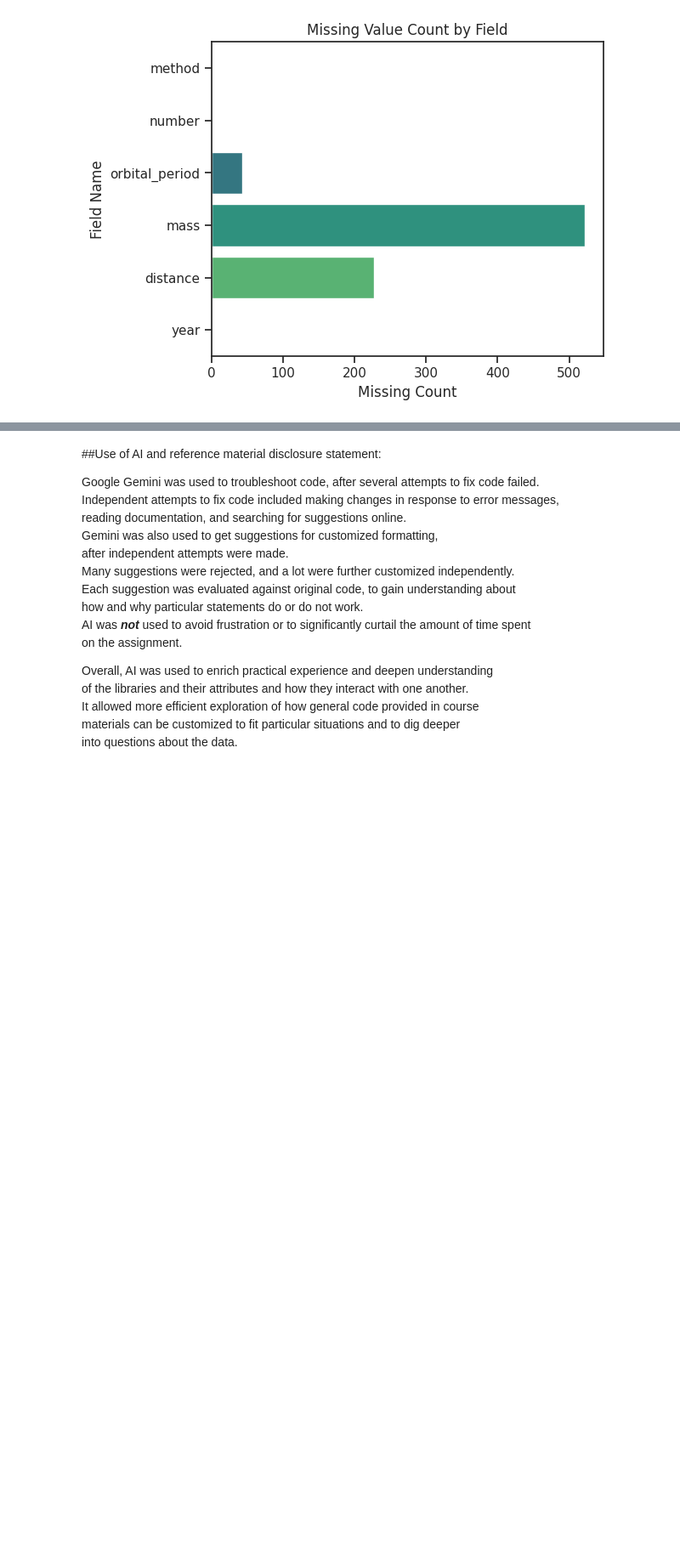
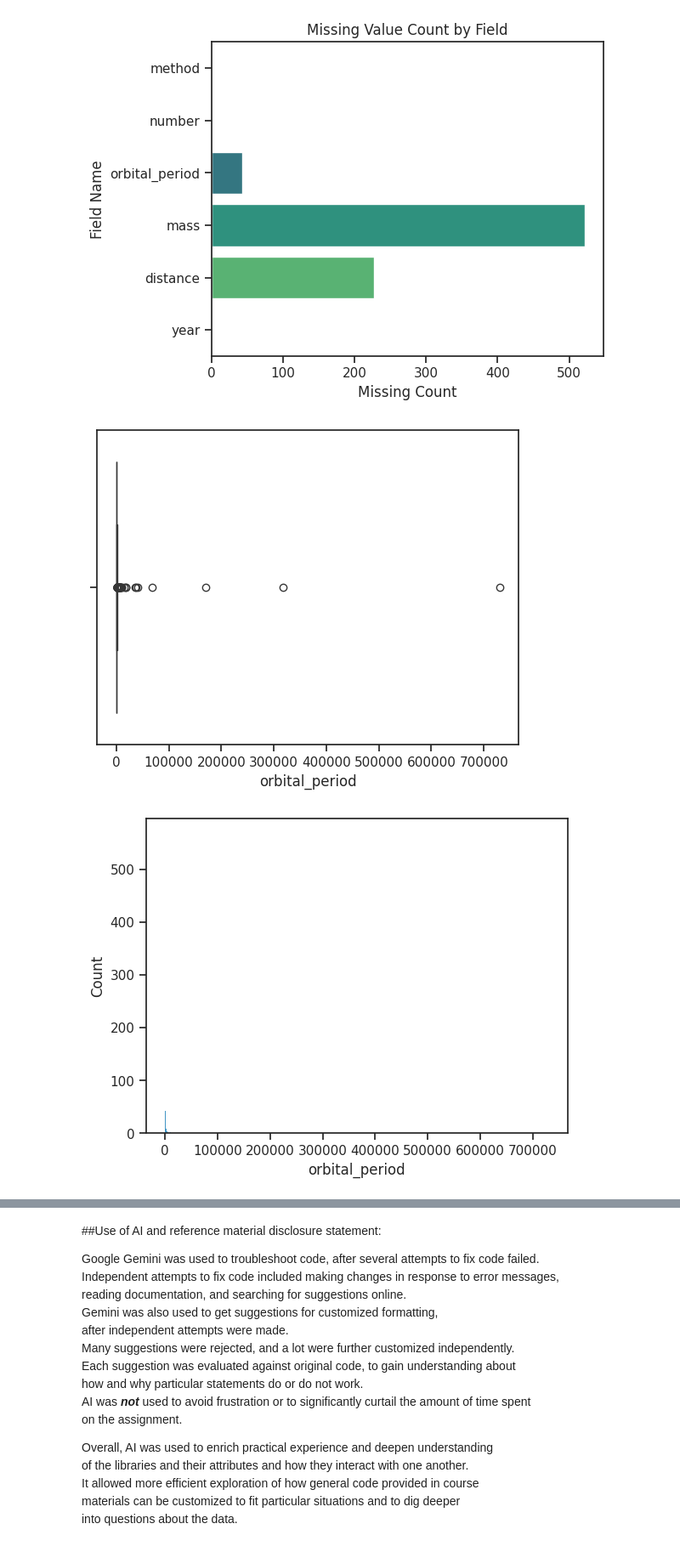
Before and after one commit to Alissa-Ouspen/data201_alissa, a Jupyter notebook: week8/OUSPENSKAIA_Project1_Week8.ipynb, the cells around one changed output, grey strips where cells are left out. Shown at 85% size. Drawn from its saved outputs; the diff is of its cells as text; code cells hidden in the pictures; blank space fills up the shorter version.

```diff
--- a/week8/OUSPENSKAIA_Project1_Week8.ipynb
+++ b/week8/OUSPENSKAIA_Project1_Week8.ipynb
@@ -191,2 +236,12 @@ plt.show()
 # %% [output]
 [figure]
+# %%
+# Histogram of orbital periods
+
+sns.boxplot(data = planets, x = "orbital_period")
+plt.show()
+sns.histplot(data = planets, x = "orbital_period")
+plt.show()
+# %% [output]
+[figure, added]
+[figure, added]
```
Also changed, not shown: parts of 44 cells of this notebook.
